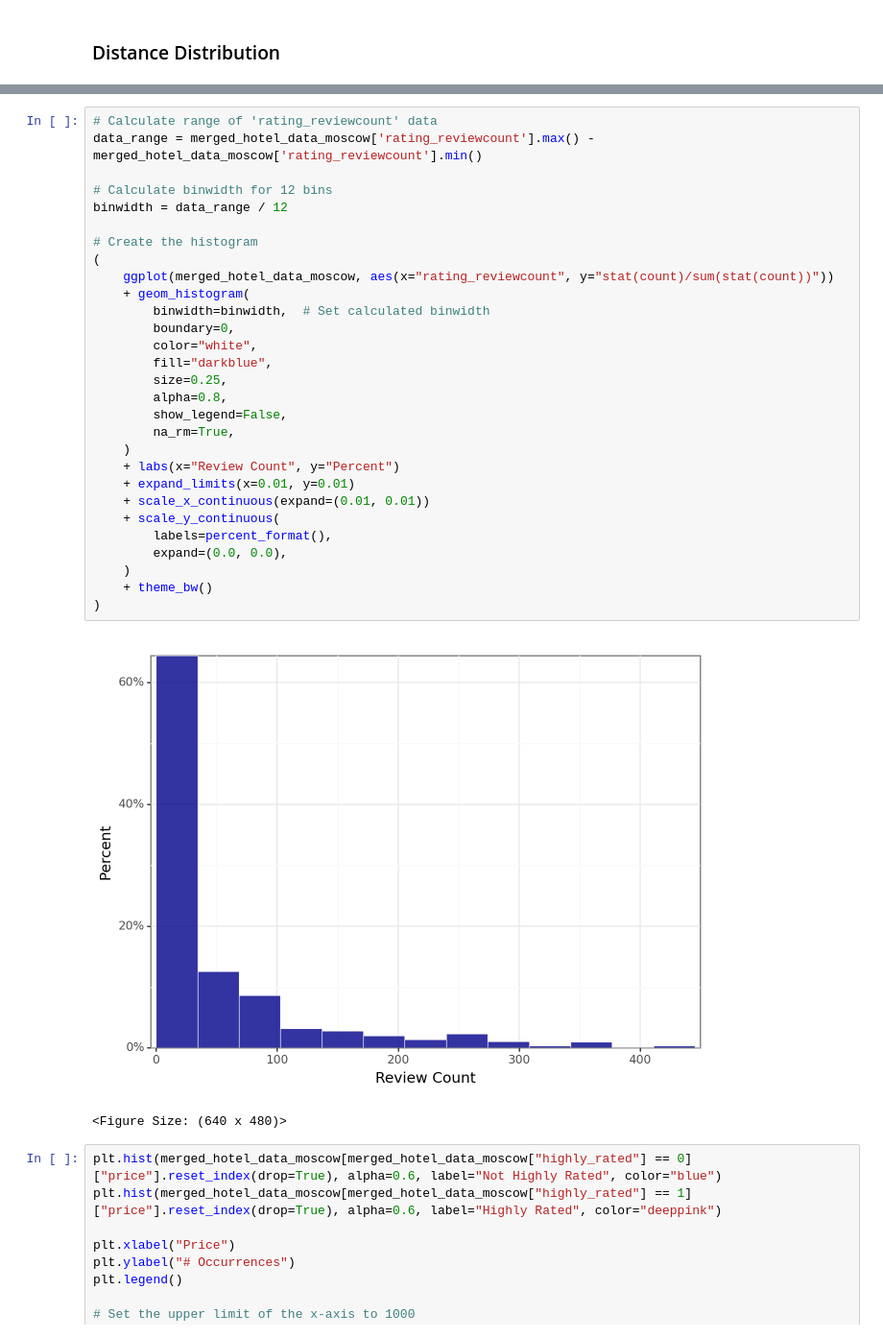
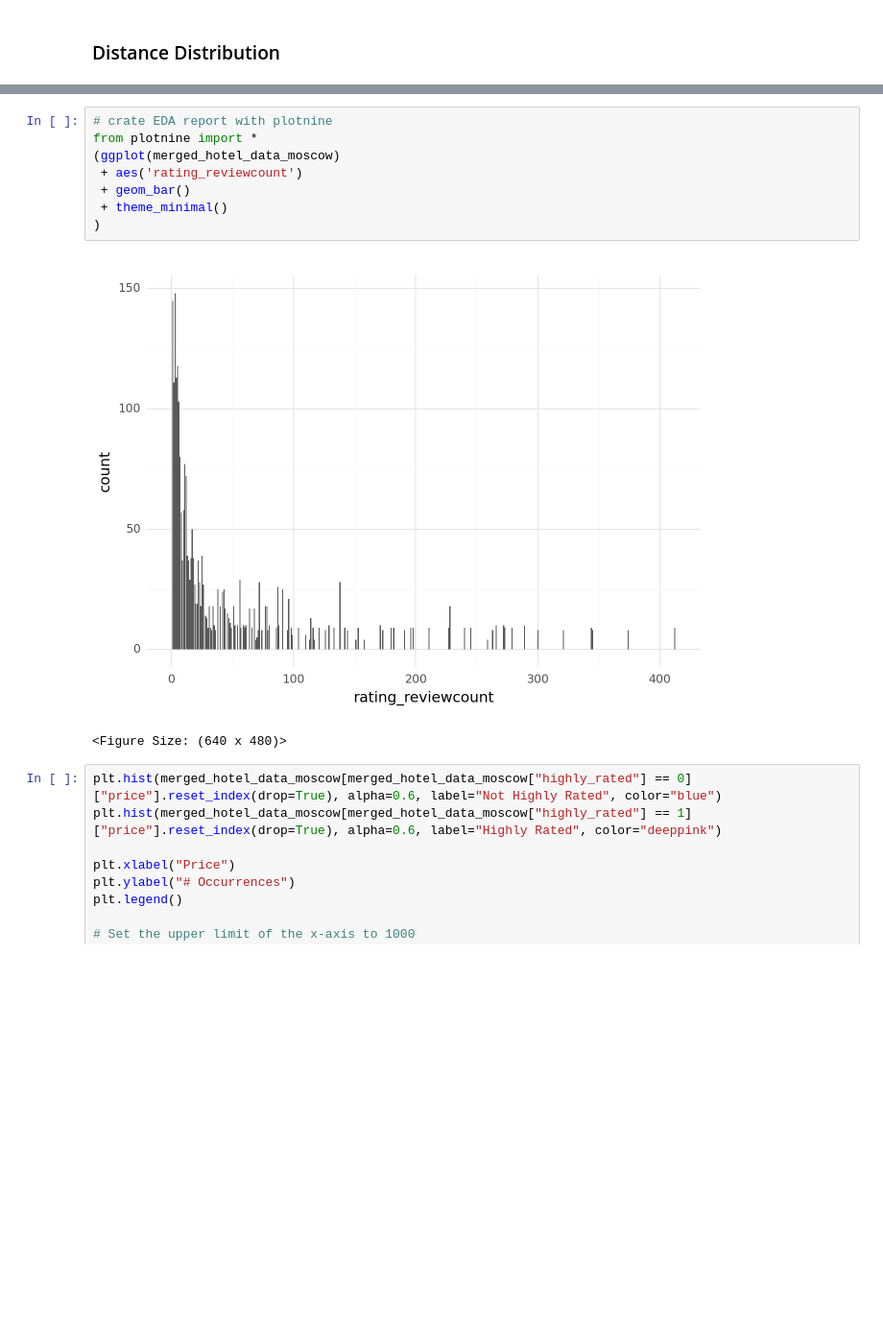
Before and after one commit to 00Dabide/DA2-Assignment-2, a Jupyter notebook: Assignment_2_Code_Ian.ipynb, the cells around one changed output, grey strips where cells are left out. Shown at 96% size. Saved outputs shown, nothing was run; the diff lists cells and outputs as text; blank space fills up the shorter version.

```diff
--- a/Assignment_2_Code_Ian.ipynb
+++ b/Assignment_2_Code_Ian.ipynb
@@ -295,34 +249,13 @@ Optimal number of bins for 'rating_reviewcount': 12
 # %%
-# Calculate range of 'rating_reviewcount' data
-data_range = merged_hotel_data_moscow['rating_reviewcount'].max() - merged_hotel_data_moscow['rating_reviewcount'].min()
-
-# Calculate binwidth for 12 bins
-binwidth = data_range / 12
-
-# Create the histogram
-(
-    ggplot(merged_hotel_data_moscow, aes(x="rating_reviewcount", y="stat(count)/sum(stat(count))"))
-    + geom_histogram(
-        binwidth=binwidth,  # Set calculated binwidth
-        boundary=0,
-        color="white",
-        fill="darkblue",
-        size=0.25,
-        alpha=0.8,
-        show_legend=False,
-        na_rm=True,
-    )
-    + labs(x="Review Count", y="Percent")
-    + expand_limits(x=0.01, y=0.01)
-    + scale_x_continuous(expand=(0.01, 0.01))
-    + scale_y_continuous(
-        labels=percent_format(),
-        expand=(0.0, 0.0),
-    )
-    + theme_bw()
+# crate EDA report with plotnine
+from plotnine import *
+(ggplot(merged_hotel_data_moscow)
+ + aes('rating_reviewcount')
+ + geom_bar()
+ + theme_minimal()
 )
 # %% [output]
-[figure, old version]
+[figure, new version]
 <Figure Size: (640 x 480)>
 # %%
 plt.hist(merged_hotel_data_moscow[merged_hotel_data_moscow["highly_rated"] == 0]["price"].reset_index(drop=True), alpha=0.6, label="Not Highly Rated", color="blue")
```
Also changed, not shown: parts of 8 cells of this notebook.
